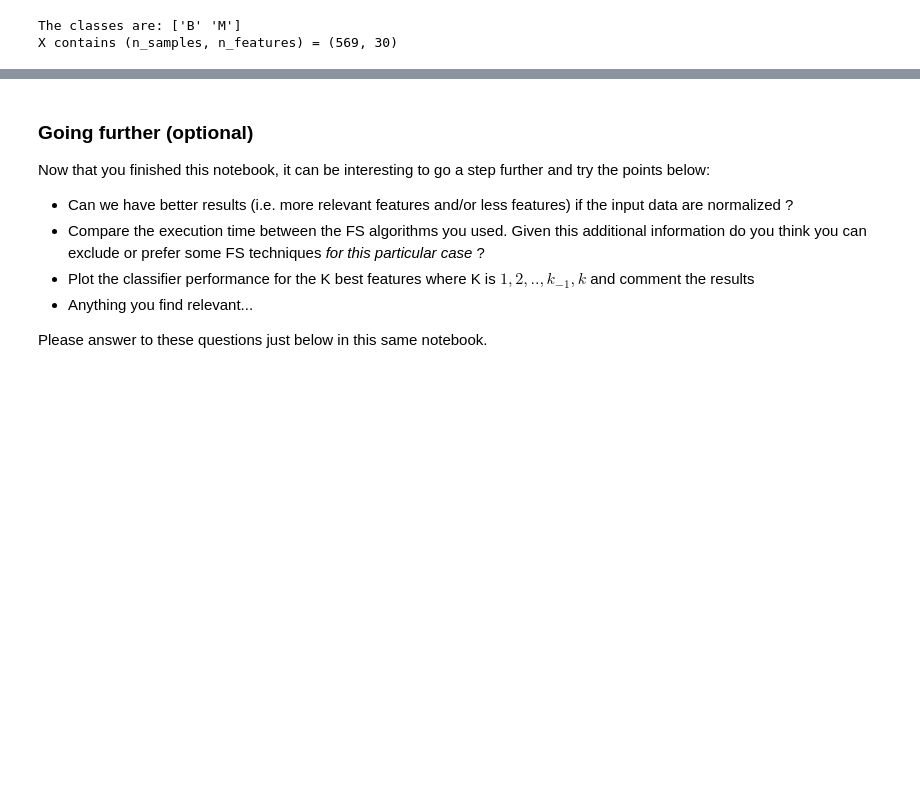
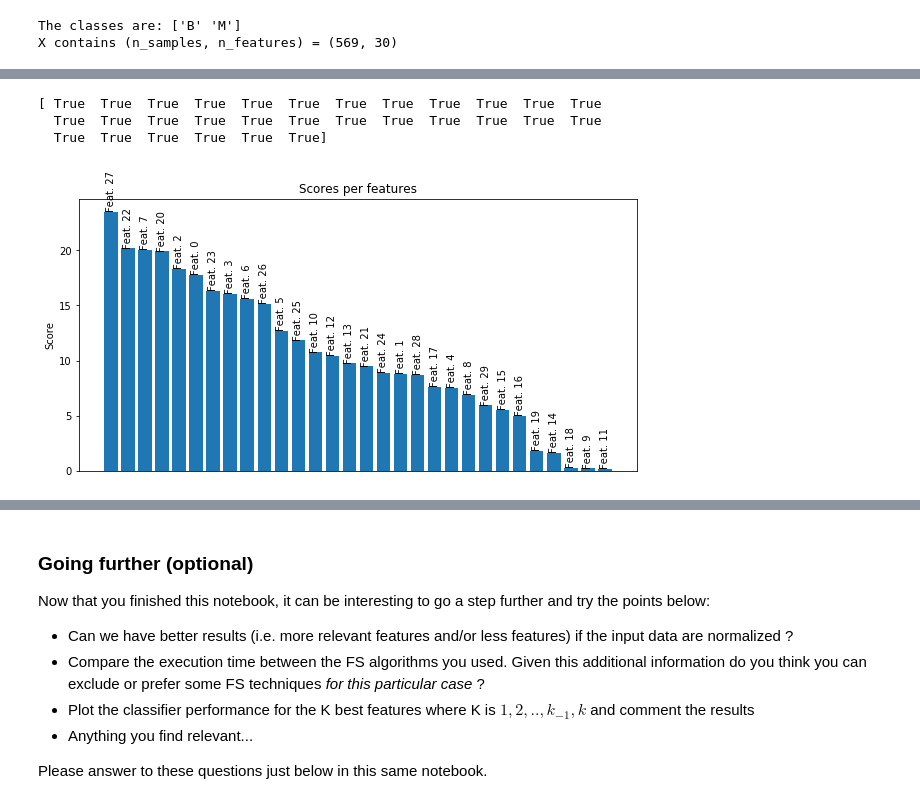
Before and after one commit to Penguinazor/mse.mldb.lab2, a Jupyter notebook: part_2/02-WDBC.ipynb, the cells around one changed output, grey strips where cells are left out. Cells and saved outputs as stored; diff of their text form; code cells hidden in the pictures; blank space fills up the shorter version.

```diff
--- a/part_2/02-WDBC.ipynb
+++ b/part_2/02-WDBC.ipynb
@@ -83,0 +146,13 @@ Remember that to extract relevant features you can use filter, wrapper or embedd
+# %%
+from skfeature.function.statistical_based import t_score
+
+score_t_score = t_score.t_score(X_train, y_train)
+idx_t_score = t_score.feature_ranking(score_fisher)
+
+plot_importances(idx_t_score, score_t_score)
+compare_importances(idx_fisher,idx_t_score)
+# %% [output]
+[ True  True  True  True  True  True  True  True  True  True  True  True
+  True  True  True  True  True  True  True  True  True  True  True  True
+  True  True  True  True  True  True]
+[figure, added]
```
Also changed, not shown: parts of 16 cells of this notebook, 1 other file.
